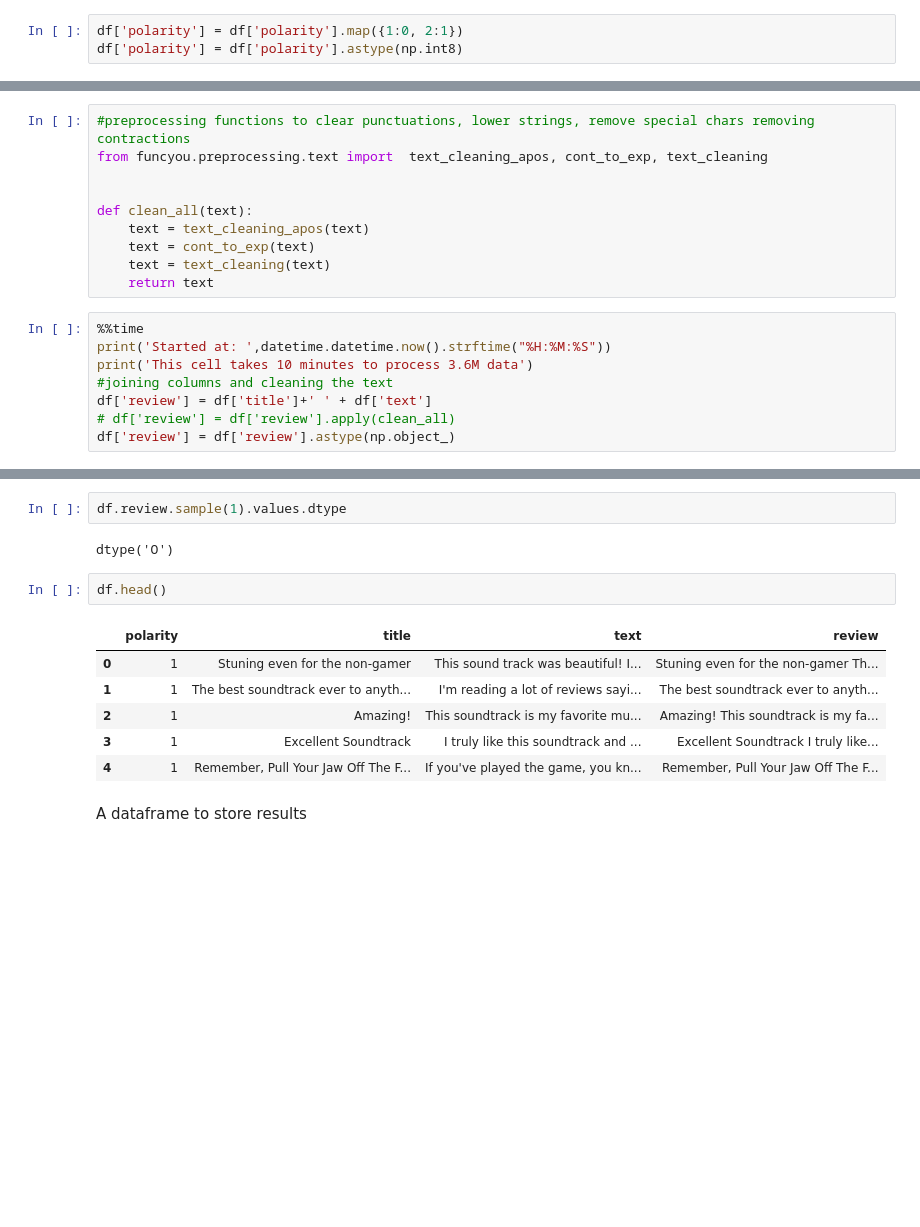
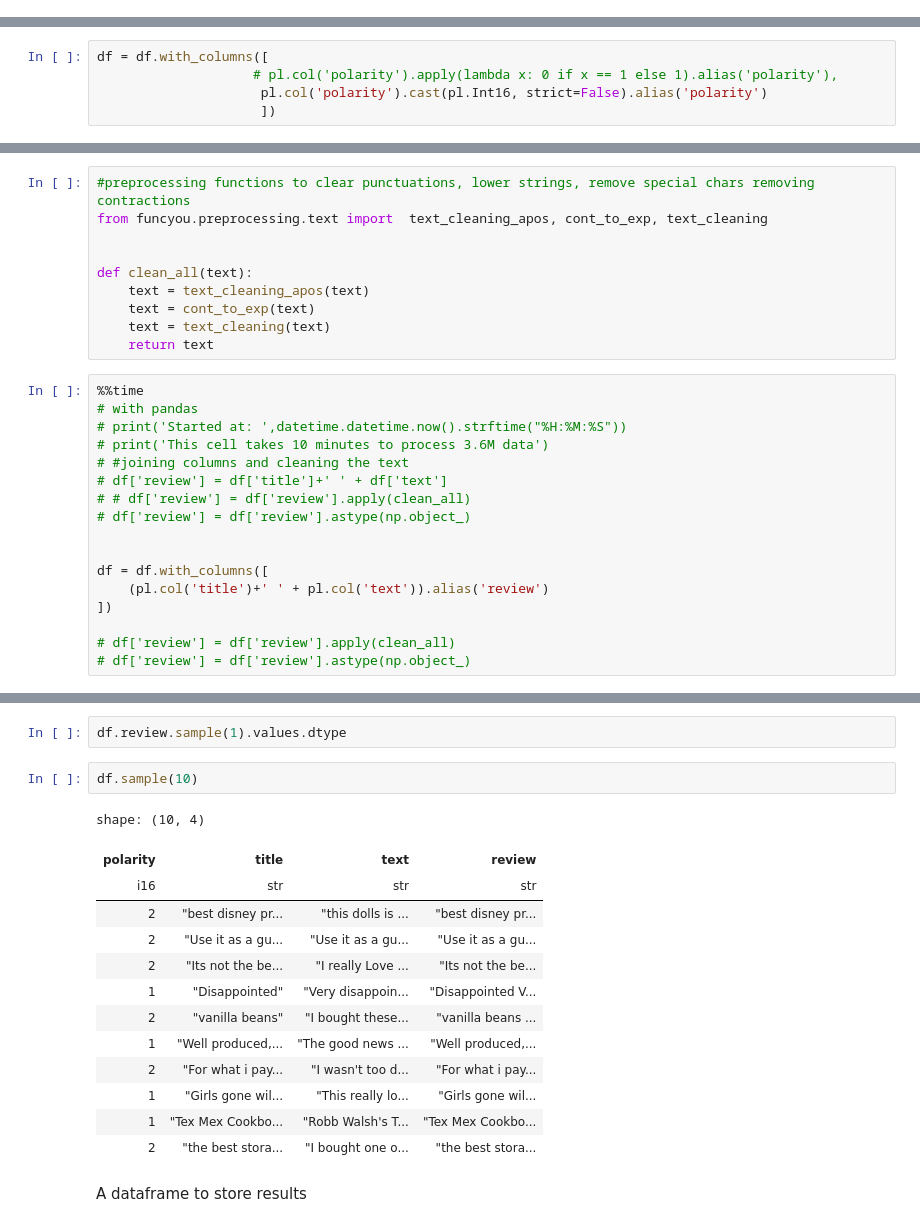
Before and after one commit to tikendraw/Amazon-review-sentiment-analysis, a Jupyter notebook: amazon-review-sentiment-analysis.ipynb, the cells around one changed output, grey strips where cells are left out. Cells and saved outputs as stored; diff of their text form; blank space fills up the shorter version.

```diff
--- a/amazon-review-sentiment-analysis.ipynb
+++ b/amazon-review-sentiment-analysis.ipynb
@@ -219,6 +207,3 @@ shape: (2, 2)
 **Note:** The dataset is fairly large, we will use tensorflow's data api to load and handle the data
 # %% [markdown]
 # We will map the polarity between 0 for negative sentiment to 1 for positive sentiment
-# %%
-df['polarity'] = df['polarity'].map({1:0, 2:1})
-df['polarity'] = df['polarity'].astype(np.int8)
@@ -227,3 +210,8 @@ AttributeError: ignored
+# %%
+df = df.with_columns([
+                    # pl.col('polarity').apply(lambda x: 0 if x == 1 else 1).alias('polarity'),
+                     pl.col('polarity').cast(pl.Int16, strict=False).alias('polarity')
+                     ])
 # %%
 df.sample(10)
 # %% [output]
@@ -265,10 +242,19 @@ def clean_all(text):
     return text
 # %%
 %%time
-print('Started at: ',datetime.datetime.now().strftime("%H:%M:%S"))
-print('This cell takes 10 minutes to process 3.6M data')
-#joining columns and cleaning the text
-df['review'] = df['title']+' ' + df['text']
+# with pandas
+# print('Started at: ',datetime.datetime.now().strftime("%H:%M:%S"))
+# print('This cell takes 10 minutes to process 3.6M data')
+# #joining columns and cleaning the text
+# df['review'] = df['title']+' ' + df['text']
+# # df['review'] = df['review'].apply(clean_all)
+# df['review'] = df['review'].astype(np.object_)
+
+
+df = df.with_columns([
+    (pl.col('title')+' ' + pl.col('text')).alias('review')
+])
+
 # df['review'] = df['review'].apply(clean_all)
-df['review'] = df['review'].astype(np.object_)
+# df['review'] = df['review'].astype(np.object_)
 # %% [output]
@@ -279,16 +263,21 @@ Wall time: 2.38 s
 # %%
 df.review.sample(1).values.dtype
-# %% [output]
-dtype('O')
-# %%
-df.head()
-# %% [output]
-|  | polarity | title | text | review |
-| 0 | 1 | Stuning even for the non-gamer | This sound track was beautiful! I... | Stuning even for the non-gamer Th... |
-| 1 | 1 | The best soundtrack ever to anyth... | I'm reading a lot of reviews sayi... | The best soundtrack ever to anyth... |
-| 2 | 1 | Amazing! | This soundtrack is my favorite mu... | Amazing! This soundtrack is my fa... |
-| 3 | 1 | Excellent Soundtrack | I truly like this soundtrack and ... | Excellent Soundtrack I truly like... |
-| 4 | 1 | Remember, Pull Your Jaw Off The F... | If you've played the game, you kn... | Remember, Pull Your Jaw Off The F... |
+# %%
+df.sample(10)
+# %% [output]
+shape: (10, 4)
+| polarity | title | text | review |
+| i16 | str | str | str |
+| 2 | "best disney pr... | "this dolls is ... | "best disney pr... |
+| 2 | "Use it as a gu... | "Use it as a gu... | "Use it as a gu... |
+| 2 | "Its not the be... | "I really Love ... | "Its not the be... |
+| 1 | "Disappointed" | "Very disappoin... | "Disappointed V... |
+| 2 | "vanilla beans" | "I bought these... | "vanilla beans ... |
+| 1 | "Well produced,... | "The good news ... | "Well produced,... |
+| 2 | "For what i pay... | "I wasn't too d... | "For what i pay... |
+| 1 | "Girls gone wil... | "This really lo... | "Girls gone wil... |
+| 1 | "Tex Mex Cookbo... | "Robb Walsh's T... | "Tex Mex Cookbo... |
+| 2 | "the best stora... | "I bought one o... | "the best stora... |
 # %% [markdown]
 A dataframe to store results
 # %%
```
Also changed, not shown: parts of 21 cells of this notebook.
